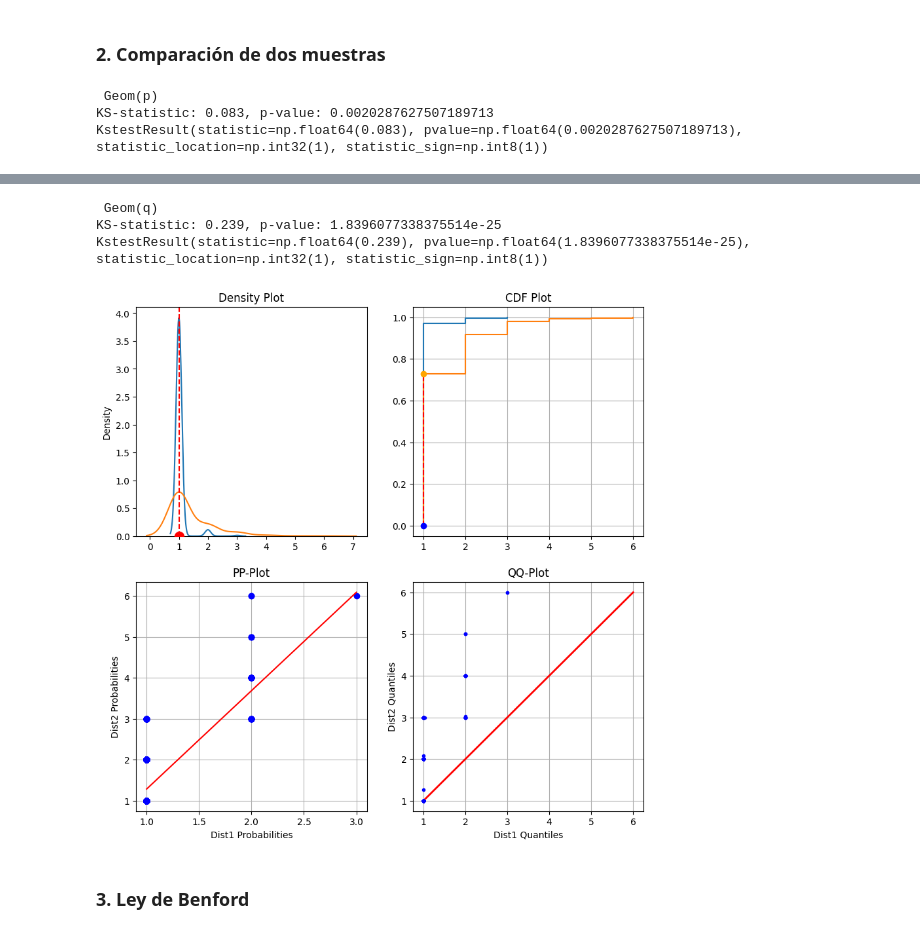
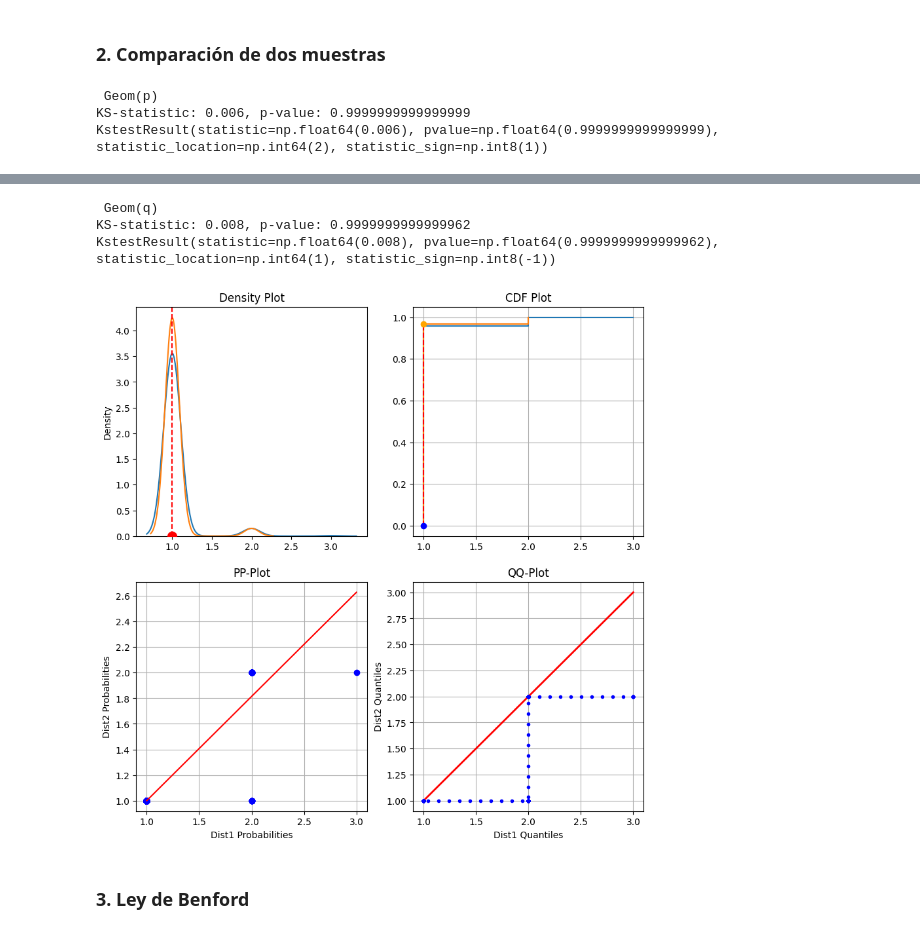
Before and after one commit to Fabiola-cc/IA_lab2, a Jupyter notebook: lab2.ipynb, the cells around one changed output, grey strips where cells are left out. Drawn from its saved outputs; the diff is of its cells as text; code cells hidden in the pictures.

```diff
--- a/lab2.ipynb
+++ b/lab2.ipynb
@@ -50,7 +50,7 @@ def ecdf(a):
     cusum = np.cumsum(counts)
     return x, cusum / cusum[-1]
 
-def compare_samples(data1, data2, p1):
+def compare_samples(data1, data2, d1):
     x1, y1 = ecdf(data1)
     x1 = np.insert(x1, 0, x1[0])
     y1 = np.insert(y1, 0, 0.)
@@ -101,7 +101,7 @@ def compare_samples(data1, data2, p1):
 
     # c) Una gráfica PP (prob-prob).
     plt.subplot(2,2,3)
-    sps.probplot(data2, dist="geom", sparams=(p1,), plot=plt)
+    sps.probplot(data2, dist=d1, plot=plt)
 
     plt.grid(True)
     plt.title('PP-Plot')
@@ -110,7 +110,7 @@ def compare_samples(data1, data2, p1):
 
     # d) Una gráfica QQ (quantil-quantil).
     plt.subplot(2,2,4)
-    qqs = np.linspace(0., 1., 1001)[:-1]
+    qqs = np.linspace(0., 1., 10001)[:-1]
     qq1 = np.quantile(data1, qqs)
     qq2 = np.quantile(data2, qqs)
     minq = min(qq1.min(), qq2.min())
@@ -130,18 +130,21 @@ def compare_samples(data1, data2, p1):
 # Comparar la distribución del inciso anterior con muestra aleatoria
 # i) Geom(p)
 p1 = 0.8
-data1 = np.random.geometric(p=p1, size=1000)
-data = throw_coin(0.73)
+d1 = sps.geom(p1)
+data1 = d1.rvs(size=1000)
+data = throw_coin(p1)
 print("\n Geom(p)")
-compare_samples(data1, data, p1)
+compare_samples(data1, data, d1)
 
 # ii) Geom(q), para q = 1.2p
 # q = 1.2 * 0.8
-p1 = 0.96
-data2 = np.random.geometric(p=p1, size=1000)
+p2 = 0.96
+d2 = sps.geom(p2)
+data2 = d2.rvs(size=1000)
+data = throw_coin(p2)
 print("\n Geom(q)")
-compare_samples(data2, data, p1)
+compare_samples(data2, data, d2)
 # %% [output]
  Geom(p)
-KS-statistic: 0.083, p-value: 0.0020287627507189713
-KstestResult(statistic=np.float64(0.083), pvalue=np.float64(0.0020287627507189713), statistic_location=np.int32(1), statistic_sign=np.int8(1))
+KS-statistic: 0.006, p-value: 0.9999999999999999
+KstestResult(statistic=np.float64(0.006), pvalue=np.float64(0.9999999999999999), statistic_location=np.int64(2), statistic_sign=np.int8(1))
@@ -149,7 +152,7 @@ KstestResult(statistic=np.float64(0.083), pvalue=np.float64(0.002028762750718971
  Geom(q)
-KS-statistic: 0.239, p-value: 1.8396077338375514e-25
-KstestResult(statistic=np.float64(0.239), pvalue=np.float64(1.8396077338375514e-25), statistic_location=np.int32(1), statistic_sign=np.int8(1))
+KS-statistic: 0.008, p-value: 0.9999999999999962
+KstestResult(statistic=np.float64(0.008), pvalue=np.float64(0.9999999999999962), statistic_location=np.int64(1), statistic_sign=np.int8(-1))
-[figure, old version]
+[figure, new version]
 # %% [markdown]
 ### 3. Ley de Benford
 # %%
```
Also changed, not shown: parts of 4 cells of this notebook.
